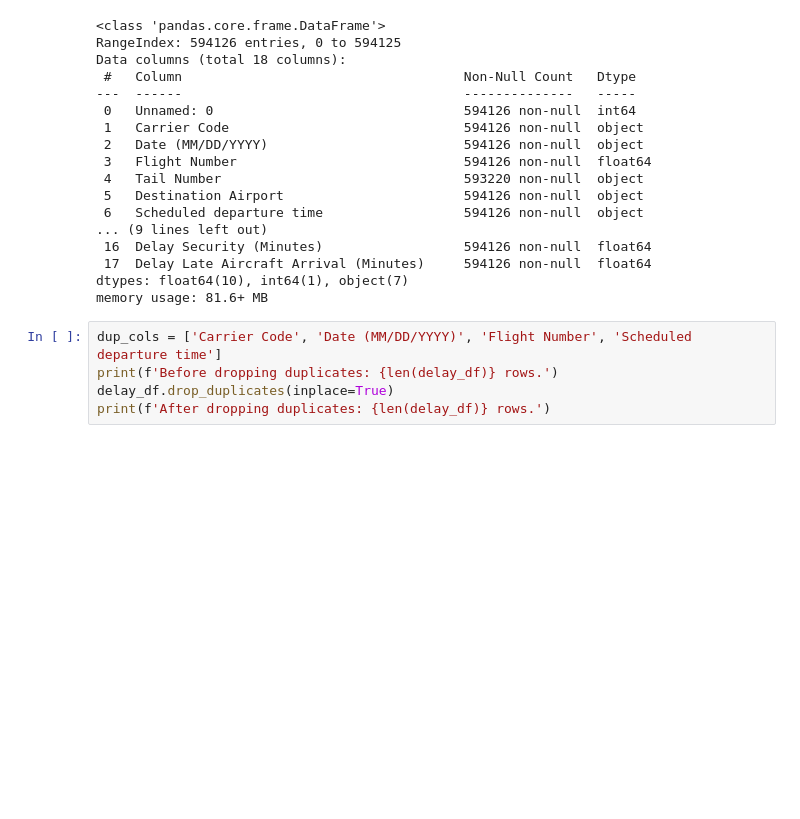
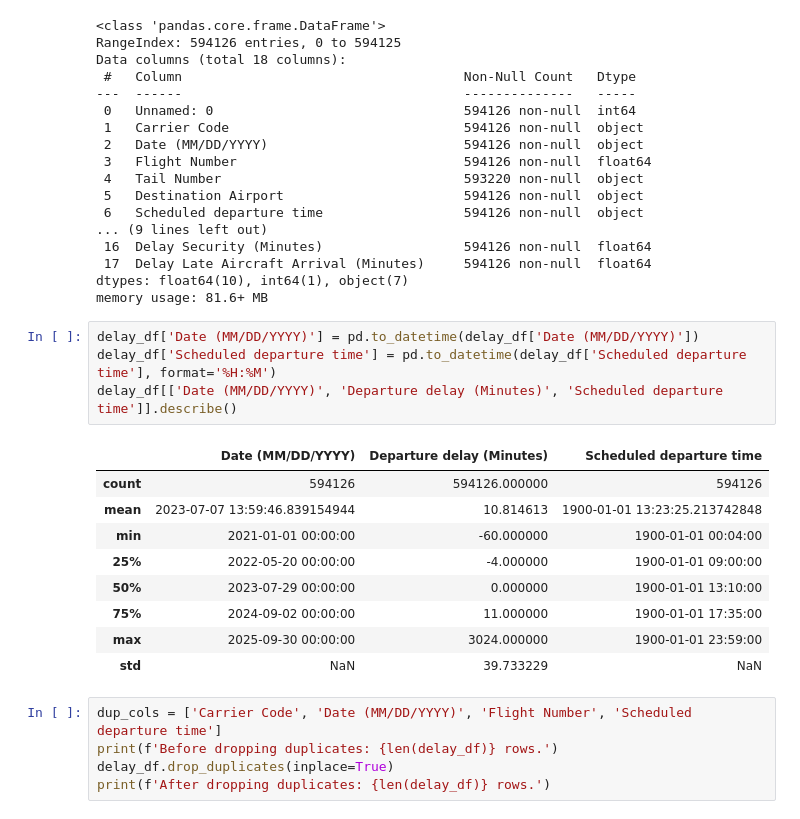
Before and after one commit to dlosowyj/flight-delay-forecasting, a Jupyter notebook: flight_delay_classifier_v3.ipynb, the cells around one changed output. Drawn from its saved outputs; the diff is of its cells as text; blank space fills up the shorter version.

```diff
--- a/flight_delay_classifier_v3.ipynb
+++ b/flight_delay_classifier_v3.ipynb
@@ -38,6 +38,20 @@ Data columns (total 18 columns):
  17  Delay Late Aircraft Arrival (Minutes)     594126 non-null  float64
 dtypes: float64(10), int64(1), object(7)
 memory usage: 81.6+ MB
+# %%
+delay_df['Date (MM/DD/YYYY)'] = pd.to_datetime(delay_df['Date (MM/DD/YYYY)'])
+delay_df['Scheduled departure time'] = pd.to_datetime(delay_df['Scheduled departure time'], format='%H:%M')
+delay_df[['Date (MM/DD/YYYY)', 'Departure delay (Minutes)', 'Scheduled departure time']].describe()
+# %% [output]
+|  | Date (MM/DD/YYYY) | Departure delay (Minutes) | Scheduled departure time |
+| count | 594126 | 594126.000000 | 594126 |
+| mean | 2023-07-07 13:59:46.839154944 | 10.814613 | 1900-01-01 13:23:25.213742848 |
+| min | 2021-01-01 00:00:00 | -60.000000 | 1900-01-01 00:04:00 |
+| 25% | 2022-05-20 00:00:00 | -4.000000 | 1900-01-01 09:00:00 |
+| 50% | 2023-07-29 00:00:00 | 0.000000 | 1900-01-01 13:10:00 |
+| 75% | 2024-09-02 00:00:00 | 11.000000 | 1900-01-01 17:35:00 |
+| max | 2025-09-30 00:00:00 | 3024.000000 | 1900-01-01 23:59:00 |
+| std | NaN | 39.733229 | NaN |
 # %%
 dup_cols = ['Carrier Code', 'Date (MM/DD/YYYY)', 'Flight Number', 'Scheduled departure time']
 print(f'Before dropping duplicates: {len(delay_df)} rows.')
```
Also changed, not shown: parts of 4 cells of this notebook.
